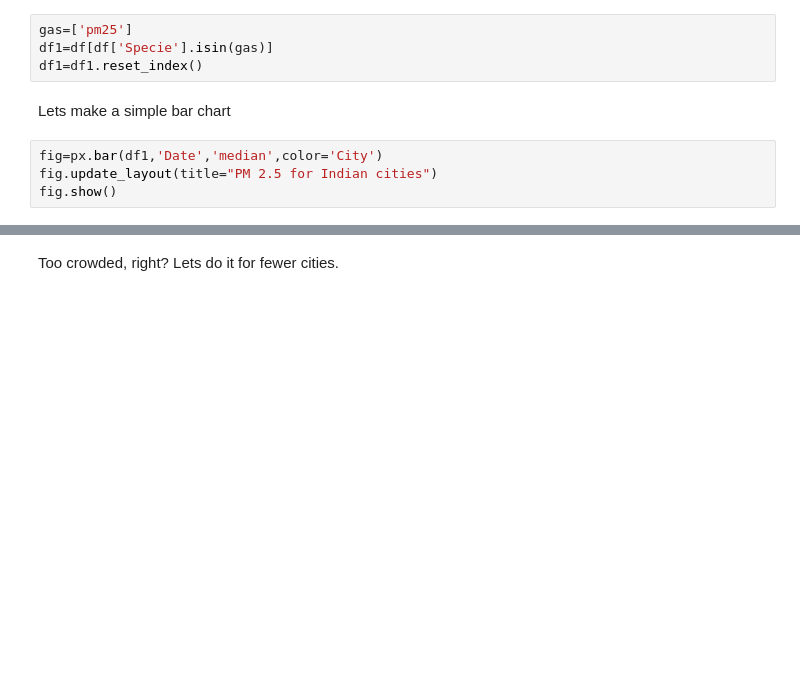
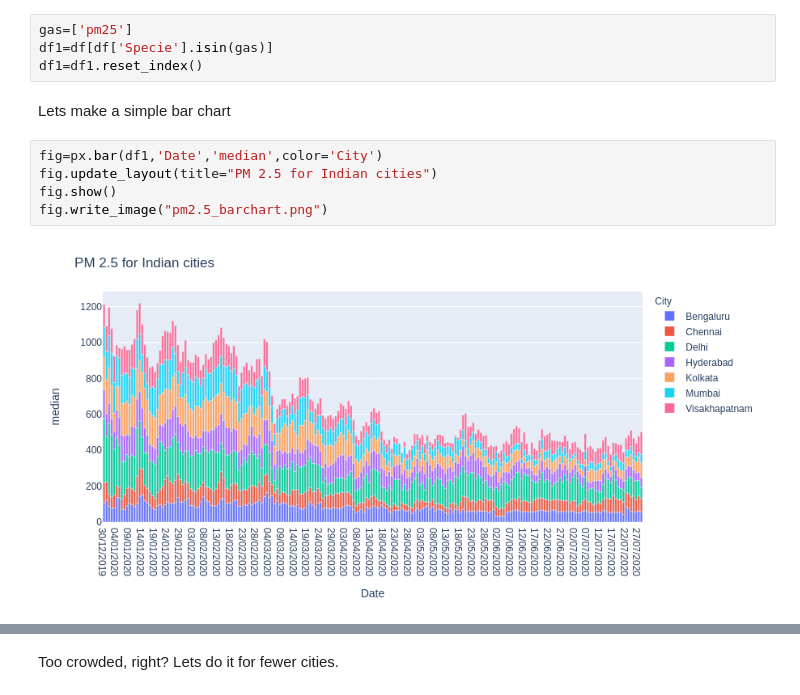
Before and after one commit to algoasylum/ExploringTheUnseen, a Jupyter notebook: code/Simpe line plots.ipynb, the cells around one changed output, grey strips where cells are left out. Cells and saved outputs as stored; diff of their text form; blank space fills up the shorter version.

```diff
--- a/code/Simpe line plots.ipynb
+++ b/code/Simpe line plots.ipynb
@@ -42,7 +42,10 @@ Lets make a simple bar chart
 # %%
 fig=px.bar(df1,'Date','median',color='City')
 fig.update_layout(title="PM 2.5 for Indian cities")
 fig.show()
+fig.write_image("pm2.5_barchart.png")
+# %% [output]
+[figure, added]
 # %%
 fig=px.line(df1,x='Date',y='median',color='City')
 fig.add_shape(type="line",
```
Also changed, not shown: parts of 6 cells of this notebook, 7 other files.
